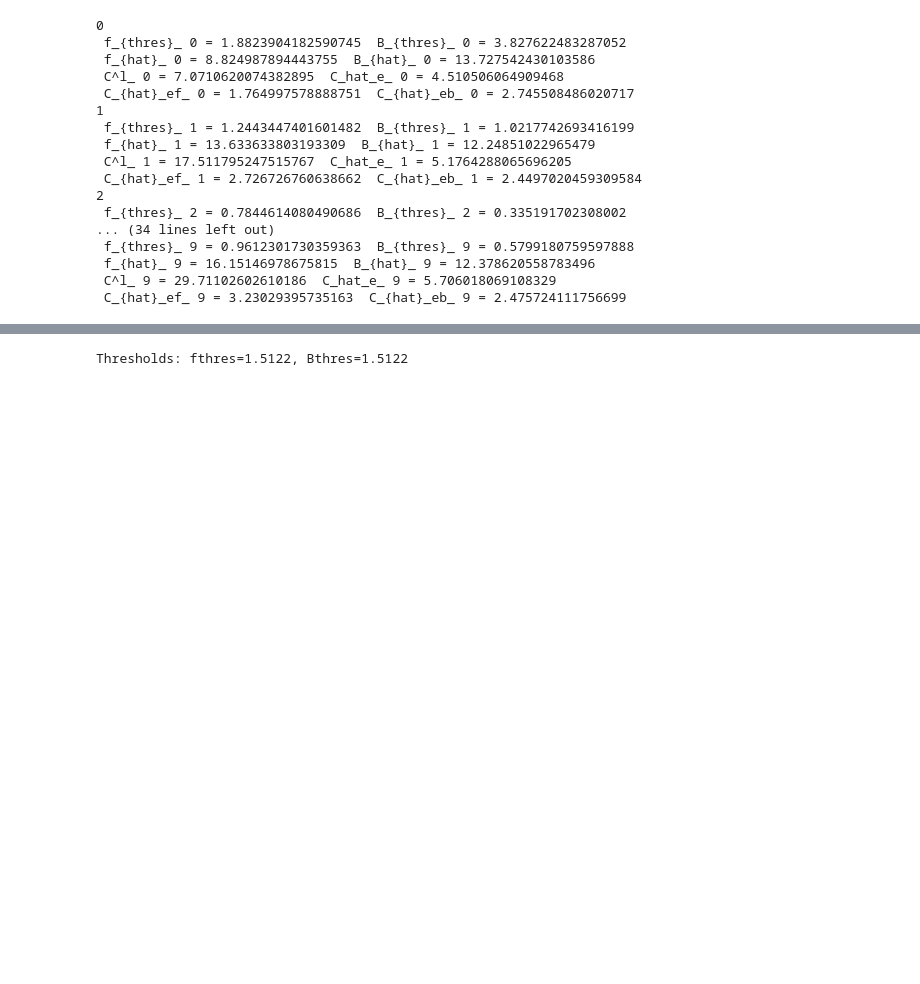
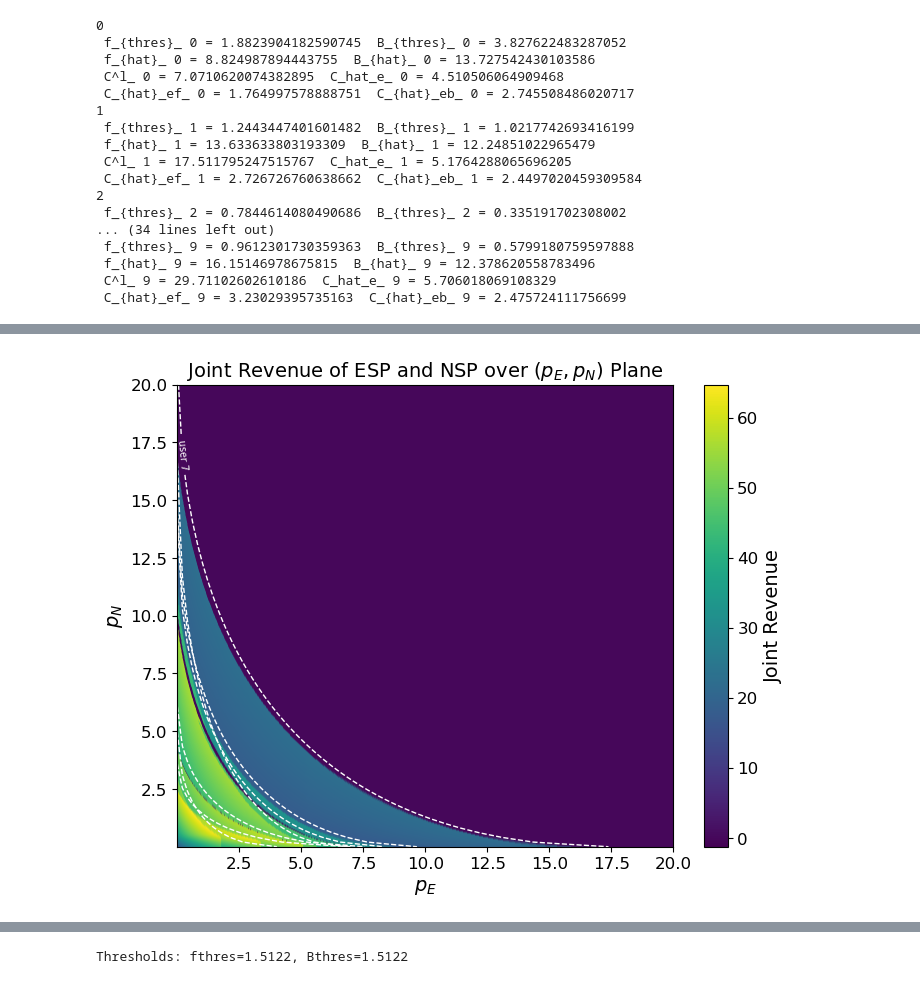
Before and after one commit to Barytes/MEC_Stackelberg_Project, a Jupyter notebook: notebooks/Figures.ipynb, the cells around one changed output, grey strips where cells are left out. Cells and saved outputs as stored; diff of their text form; code cells hidden in the pictures; blank space fills up the shorter version.

```diff
--- a/notebooks/Figures.ipynb
+++ b/notebooks/Figures.ipynb
@@ -63,0 +172,42 @@ for user in users:
+# %%
+"""
+ESP/NSP价格 vs SP总收益
+
+"""
+p_E_vals = np.array([r["p_E"] for r in results_or])
+p_N_vals = np.array([r["p_N"] for r in results_or])
+U_vals = np.array([r["U_X"] for r in results_or])
+
+
+plt.figure(figsize=(8,6))
+sc = plt.scatter(p_E_vals, p_N_vals, c=U_vals, cmap="viridis", s=50)
+plt.colorbar(sc, label="Joint Revenue")
+
+p_E_range = np.linspace(1e-3, 20, 100)
+p_N_range = np.linspace(1e-3, 20, 100)
+for user in users:
+    if user.user_id in [0,3,5]: continue
+    a, d, b, S, C_l = user.task.alpha, user.task.d, user.task.b, user.S_i, user.cost_local()
+    A_i = 2*np.sqrt(a*d)
+    B_i = 2*np.sqrt(a*b/S)
+
+    P_E, P_N = np.meshgrid(p_E_range, p_N_range)
+    constraint = A_i*np.sqrt(P_E) + B_i*np.sqrt(P_N)
+
+    # 绘制轮廓线 (等于C_l的线)
+    CS = plt.contour(P_E, P_N, constraint, levels=[C_l], linewidths=1, colors='white',linestyles='dashed')
+    # plt.clabel(CS, inline=True, fontsize=5, fmt={C_l: f'user {user.user_id}'})
+
+    if user.user_id == 7:
+        plt.clabel(CS, inline=True, fontsize=7,
+           fmt={C_l: f'user {user.user_id}'},
+           inline_spacing=5,
+           use_clabeltext=True,
+           rightside_up=True)
+
+plt.xlabel("$p_E$")
+plt.ylabel("$p_N$")
+plt.title("Joint Revenue of ESP and NSP over $(p_E, p_N)$ Plane")
+plt.show()
+# %% [output]
+[figure, added]
```
Also changed, not shown: parts of 8 cells of this notebook, 19 other files.
